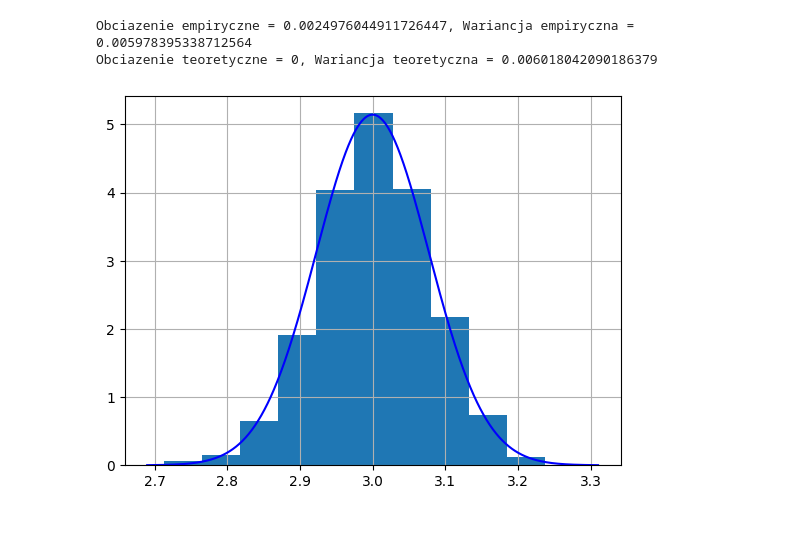
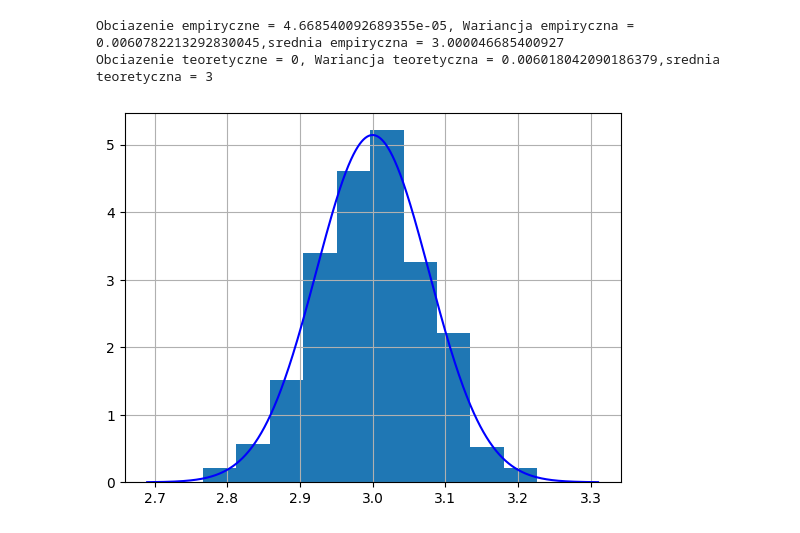
Before and after one commit to TeodorDimitriadis/szeregi_czasowe, a Jupyter notebook: lista2.ipynb, the cells around one changed output. Cells and saved outputs as stored; diff of their text form; code cells hidden in the pictures.

```diff
--- a/lista2.ipynb
+++ b/lista2.ipynb
@@ -246,37 +309,37 @@ def epsilon_():
     return np.random.normal(0,1,500)
 
 def estymator_b1(x,y):
     return np.sum(x * y)/ np.sum(x ** 2)
 
 def monte_carlo_4():
     wektor_estymatorow = []
-    for _ in range(1000):
+    for _ in range(500):
         x = xi(500)
         y = model_4(x,epsilon_())
         wektor_estymatorow.append(estymator_b1(x,y))
     return wektor_estymatorow
 
 wektor_estymatorow_b1 = monte_carlo_4()
 
-wariancja = np.var(wektor_estymatorow_b1)
+wariancja = np.var(wektor_estymatorow_b1,ddof=1)
 srednia = np.mean(wektor_estymatorow_b1)
 obciazenie = srednia - 3
 
 x = xi(500)
-print(f'Obciazenie empiryczne = {obciazenie}, Wariancja empiryczna = {wariancja}')
-print(f'Obciazenie teoretyczne = {0}, Wariancja teoretyczna = {1/np.sum(x**2)}')
+print(f'Obciazenie empiryczne = {obciazenie}, Wariancja empiryczna = {wariancja},srednia empiryczna = {srednia}')
+print(f'Obciazenie teoretyczne = {0}, Wariancja teoretyczna = {1/np.sum(x**2)},srednia teoretyczna = {3}')
 
 mu = 3
 sigma = np.sqrt(1/np.sum(x**2))
 x = np.linspace(mu - 4 * sigma, mu + 4 * sigma, 1000)
 
 y = sc.norm.pdf(x, loc=mu, scale=sigma)
 
 plt.plot(x,y,color='blue')
 plt.hist(wektor_estymatorow_b1,density = True)
 plt.grid()
 plt.show()
 # %% [output]
-Obciazenie empiryczne = 0.0024976044911726447, Wariancja empiryczna = 0.005978395338712564
-Obciazenie teoretyczne = 0, Wariancja teoretyczna = 0.006018042090186379
+Obciazenie empiryczne = 4.668540092689355e-05, Wariancja empiryczna = 0.0060782213292830045,srednia empiryczna = 3.000046685400927
+Obciazenie teoretyczne = 0, Wariancja teoretyczna = 0.006018042090186379,srednia teoretyczna = 3
-[figure, old version]
+[figure, new version]
```
Also changed, not shown: parts of 4 cells of this notebook.
